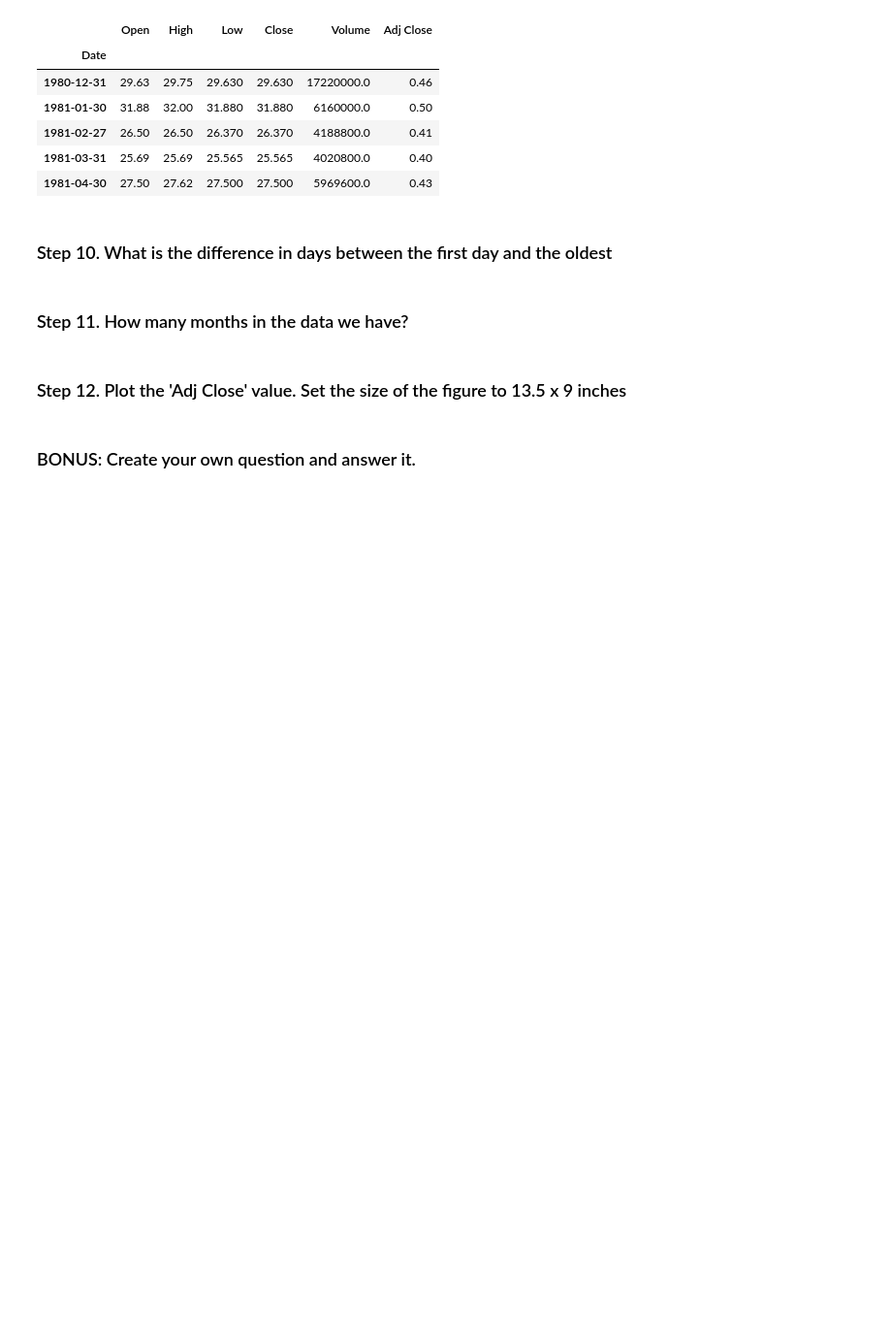
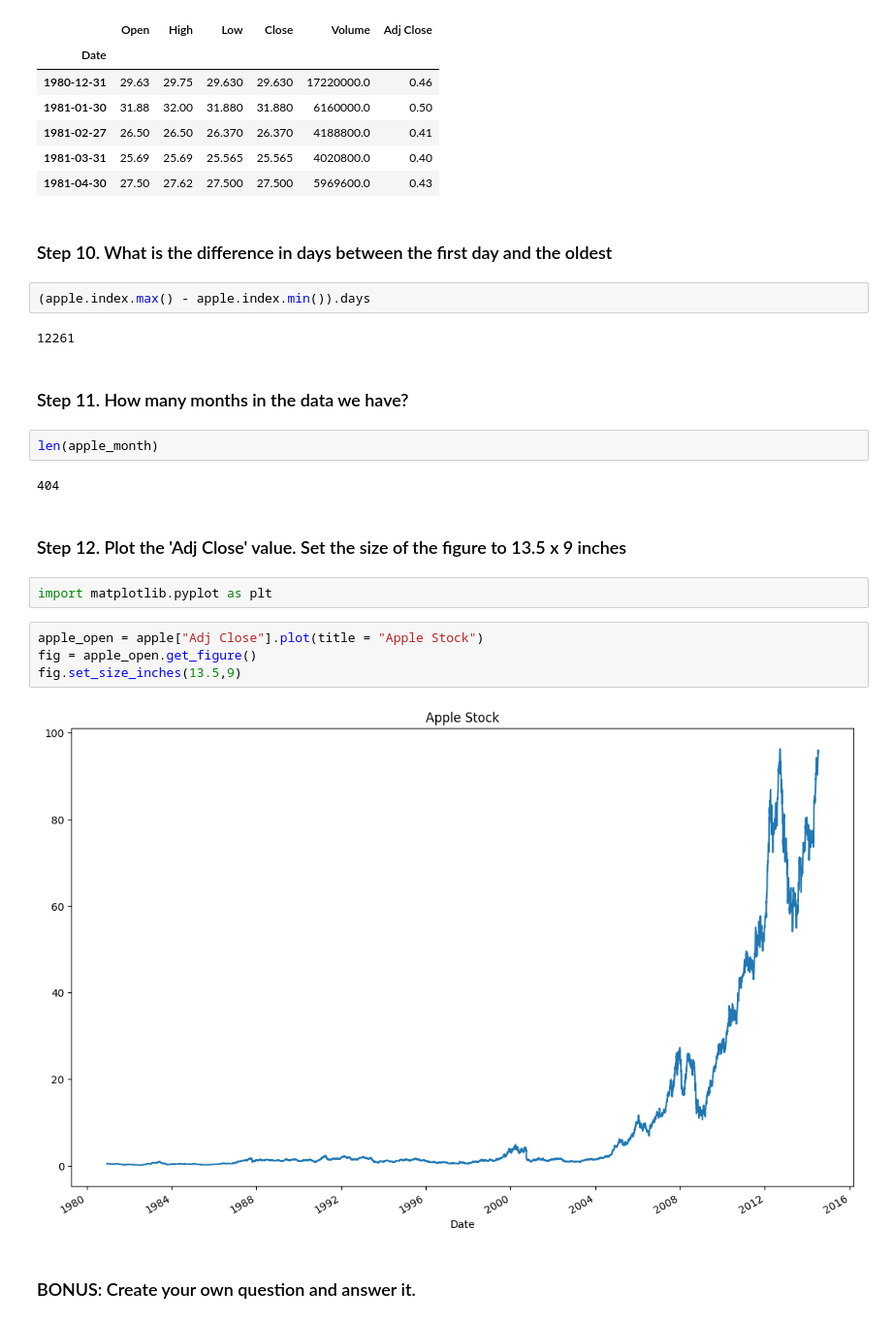
Before and after one commit to mekchou/pandas_exercises, a Jupyter notebook: 09_Time_Series/Apple_Stock/Exercises.ipynb, the cells around one changed output. Shown at 97% size. Cells and saved outputs as stored; diff of their text form; blank space fills up the shorter version.

```diff
--- a/09_Time_Series/Apple_Stock/Exercises.ipynb
+++ b/09_Time_Series/Apple_Stock/Exercises.ipynb
@@ -81,9 +81,25 @@ apple_month.head()
 | 1981-04-30 | 27.50 | 27.62 | 27.500 | 27.500 | 5969600.0 | 0.43 |
 # %% [markdown]
 ### Step 10.  What is the difference in days between the first day and the oldest
+# %%
+(apple.index.max() - apple.index.min()).days
+# %% [output]
+12261
 # %% [markdown]
 ### Step 11.  How many months in the data we have?
+# %%
+len(apple_month)
+# %% [output]
+404
 # %% [markdown]
 ### Step 12. Plot the 'Adj Close' value. Set the size of the figure to 13.5 x 9 inches
+# %%
+import matplotlib.pyplot as plt
+# %%
+apple_open = apple["Adj Close"].plot(title = "Apple Stock")
+fig = apple_open.get_figure()
+fig.set_size_inches(13.5,9)
+# %% [output]
+[figure, added]
 # %% [markdown]
 ### BONUS: Create your own question and answer it.
```
